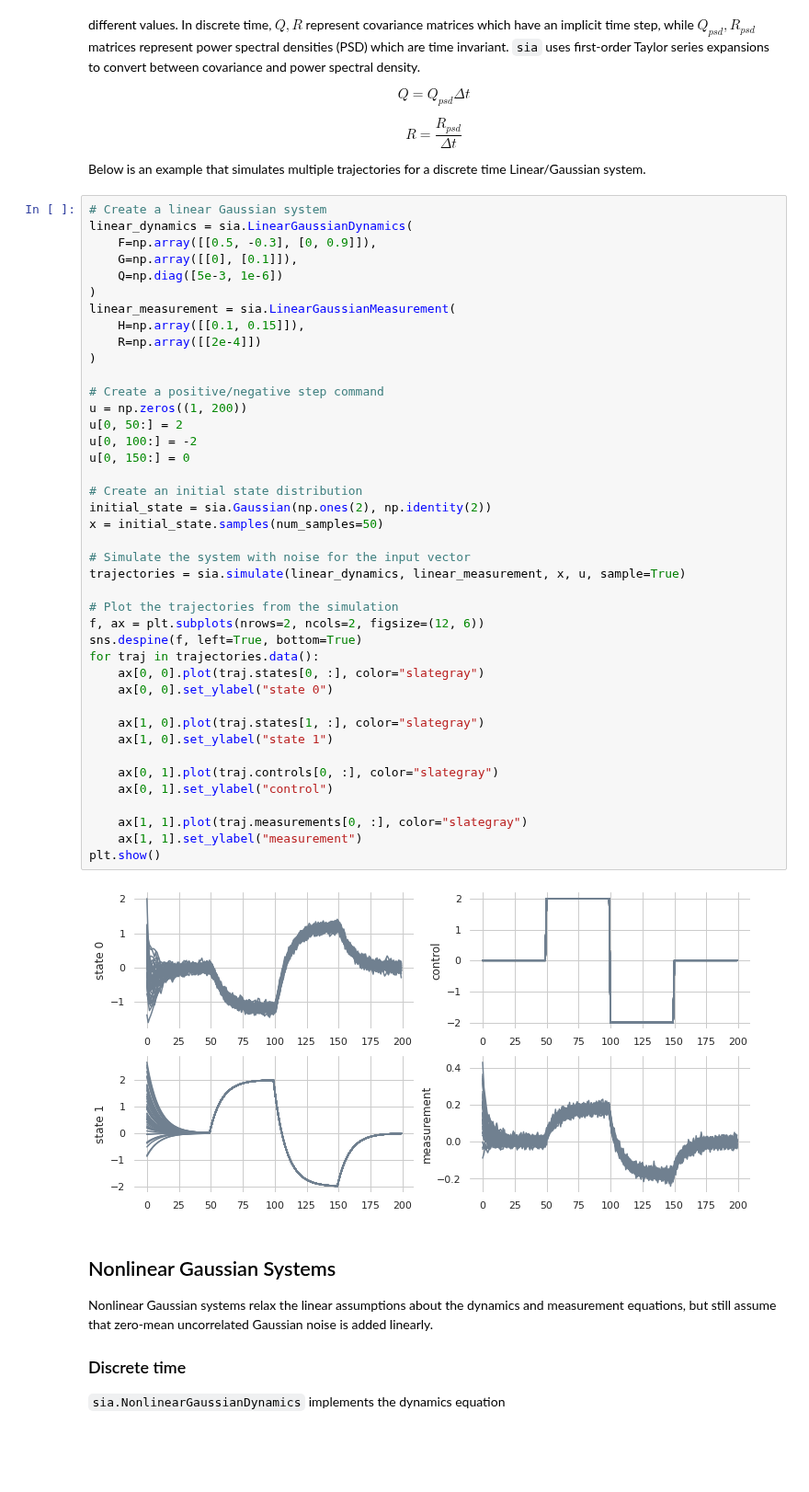
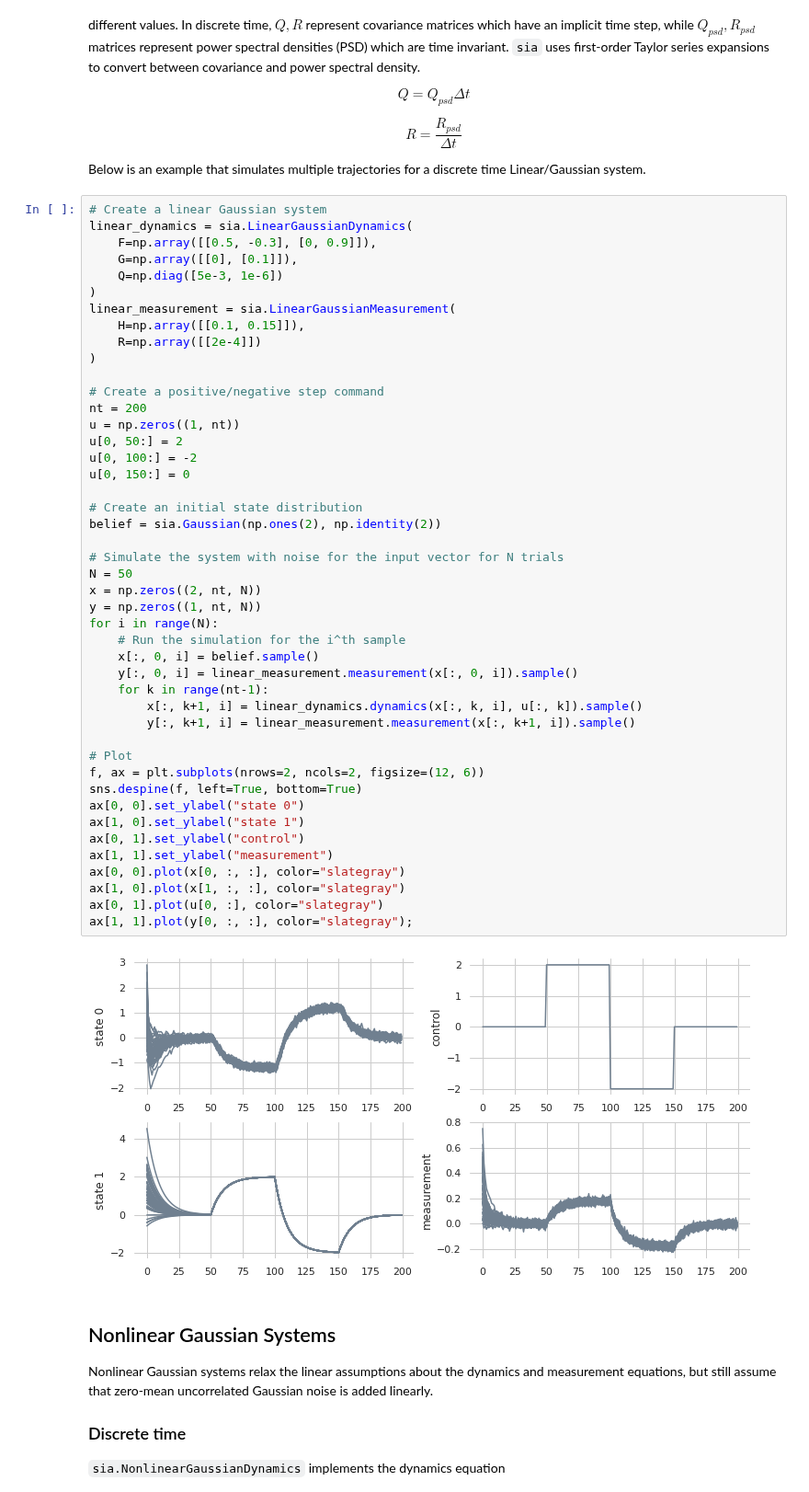
Before and after one commit to parkerowan/libsia, a Jupyter notebook: docs/notebooks/models.ipynb, the cells around one changed output. Shown at 92% size. Saved outputs shown, nothing was run; the diff lists cells and outputs as text; blank space fills up the shorter version.

```diff
--- a/docs/notebooks/models.ipynb
+++ b/docs/notebooks/models.ipynb
@@ -73,46 +73,50 @@ Below is an example that simulates multiple trajectories for a discrete time Lin
 # %%
 # Create a linear Gaussian system
 linear_dynamics = sia.LinearGaussianDynamics(
     F=np.array([[0.5, -0.3], [0, 0.9]]),
     G=np.array([[0], [0.1]]),
     Q=np.diag([5e-3, 1e-6])
 )
 linear_measurement = sia.LinearGaussianMeasurement(
     H=np.array([[0.1, 0.15]]),
     R=np.array([[2e-4]])
 )
 
 # Create a positive/negative step command
-u = np.zeros((1, 200))
+nt = 200
+u = np.zeros((1, nt))
 u[0, 50:] = 2
 u[0, 100:] = -2
 u[0, 150:] = 0
 
 # Create an initial state distribution
-initial_state = sia.Gaussian(np.ones(2), np.identity(2))
-x = initial_state.samples(num_samples=50)
+belief = sia.Gaussian(np.ones(2), np.identity(2))
 
-# Simulate the system with noise for the input vector
-trajectories = sia.simulate(linear_dynamics, linear_measurement, x, u, sample=True)
+# Simulate the system with noise for the input vector for N trials
+N = 50
+x = np.zeros((2, nt, N))
+y = np.zeros((1, nt, N))
+for i in range(N):
+    # Run the simulation for the i^th sample
+    x[:, 0, i] = belief.sample()
+    y[:, 0, i] = linear_measurement.measurement(x[:, 0, i]).sample()
+    for k in range(nt-1):
+        x[:, k+1, i] = linear_dynamics.dynamics(x[:, k, i], u[:, k]).sample()
+        y[:, k+1, i] = linear_measurement.measurement(x[:, k+1, i]).sample()
 
-# Plot the trajectories from the simulation
+# Plot
 f, ax = plt.subplots(nrows=2, ncols=2, figsize=(12, 6))
 sns.despine(f, left=True, bottom=True)
-for traj in trajectories.data():
-    ax[0, 0].plot(traj.states[0, :], color="slategray")
-    ax[0, 0].set_ylabel("state 0")
-
-    ax[1, 0].plot(traj.states[1, :], color="slategray")
-    ax[1, 0].set_ylabel("state 1")
-
-    ax[0, 1].plot(traj.controls[0, :], color="slategray")
-    ax[0, 1].set_ylabel("control")
-
-    ax[1, 1].plot(traj.measurements[0, :], color="slategray")
-    ax[1, 1].set_ylabel("measurement")
-plt.show()
+ax[0, 0].set_ylabel("state 0")
+ax[1, 0].set_ylabel("state 1")
+ax[0, 1].set_ylabel("control")
+ax[1, 1].set_ylabel("measurement")
+ax[0, 0].plot(x[0, :, :], color="slategray")
+ax[1, 0].plot(x[1, :, :], color="slategray")
+ax[0, 1].plot(u[0, :], color="slategray")
+ax[1, 1].plot(y[0, :, :], color="slategray");
 # %% [output]
-[figure, old version]
+[figure, new version]
 # %% [markdown]
 ## Nonlinear Gaussian Systems
 Nonlinear Gaussian systems relax the linear assumptions about the dynamics and measurement equations, but still assume that zero-mean uncorrelated Gaussian noise is added linearly.
```
Also changed, not shown: parts of 1 cell of this notebook, 41 other files.
